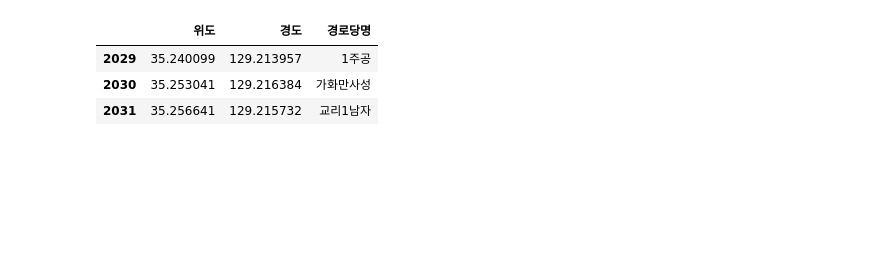
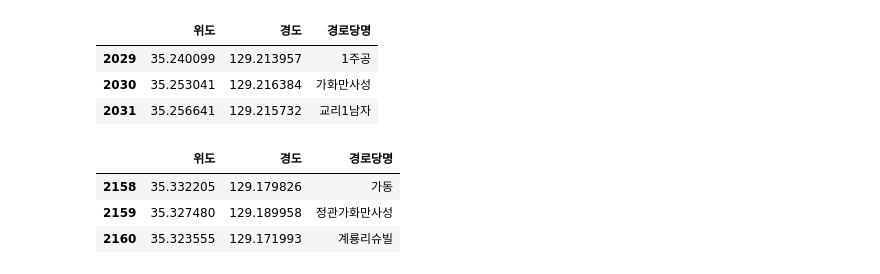
Before and after one commit to jhparkland/Data_Analytics_for_Age_friendly_busan, a Jupyter notebook: fol.ipynb, the cells around one changed output. Cells and saved outputs as stored; diff of their text form; code cells hidden in the pictures; blank space fills up the shorter version.

```diff
--- a/fol.ipynb
+++ b/fol.ipynb
@@ -4,15 +22,23 @@ import pandas as pd
 from folium.plugins import MarkerCluster
 #패키지 import
 # %%
-df = pd.read_csv('C:/Users/gymdo/Desktop/ossBUSAN/Data_Analytics_for_Age_friendly_busan/data/부산광역시_경로당현황_2021.csv'
+df = pd.read_csv('./data/부산광역시_경로당현황_2021.csv'
 , encoding='cp949') #부산 경로당 현황 읽어오기
-sub_df = df.loc[df['관리기관명'].isin(['기장군'])]#관리기관명이 기장군인 것만 자름
-sub_df[['위도','경도','경로당명']].head(3)#출력 테스트
+kizang_sub_df = df.loc[df['읍면동'].isin(['기장읍'])]#읍면동이 기장읍인 것만 자름
+kizang_sub_df[['위도','경도','경로당명']].head(3)#출력 테스트
 # %% [output]
 |  | 위도 | 경도 | 경로당명 |
 | 2029 | 35.240099 | 129.213957 | 1주공 |
 | 2030 | 35.253041 | 129.216384 | 가화만사성 |
 | 2031 | 35.256641 | 129.215732 | 교리1남자 |
+# %%
+jgwan_sub_df = df.loc[df['읍면동'].isin(['정관읍'])]#읍면동이 정관읍인 것만 자름
+jgwan_sub_df[['위도','경도','경로당명']].head(3)
+# %% [output]
+|  | 위도 | 경도 | 경로당명 |
+| 2158 | 35.332205 | 129.179826 | 가동 |
+| 2159 | 35.327480 | 129.189958 | 정관가화만사성 |
+| 2160 | 35.323555 | 129.171993 | 계룡리슈빌 |
 # %%
 kizang_pos= [35.23876594878238, 129.21575390899562] ## 기장읍 사무소
 Jeonggwan_pos = [35.3231, 129.1784] # 정관읍 윗골공원
```
Also changed, not shown: parts of 3 cells of this notebook.
